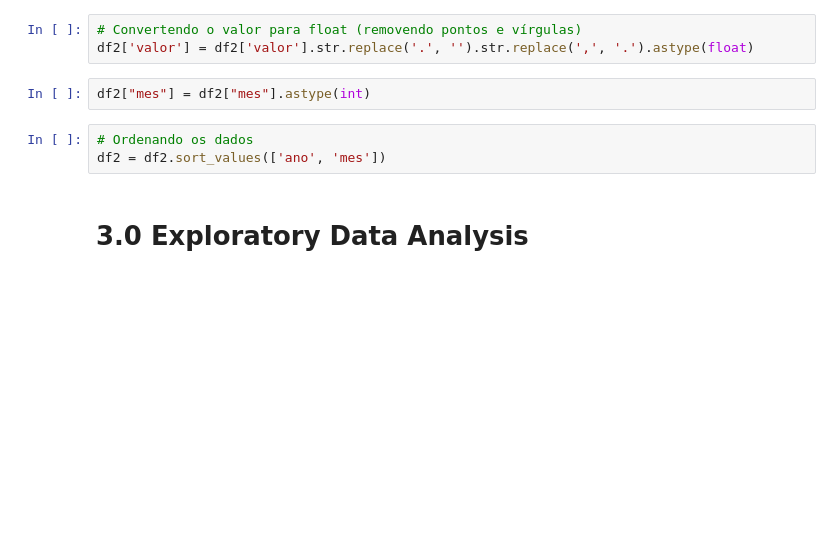
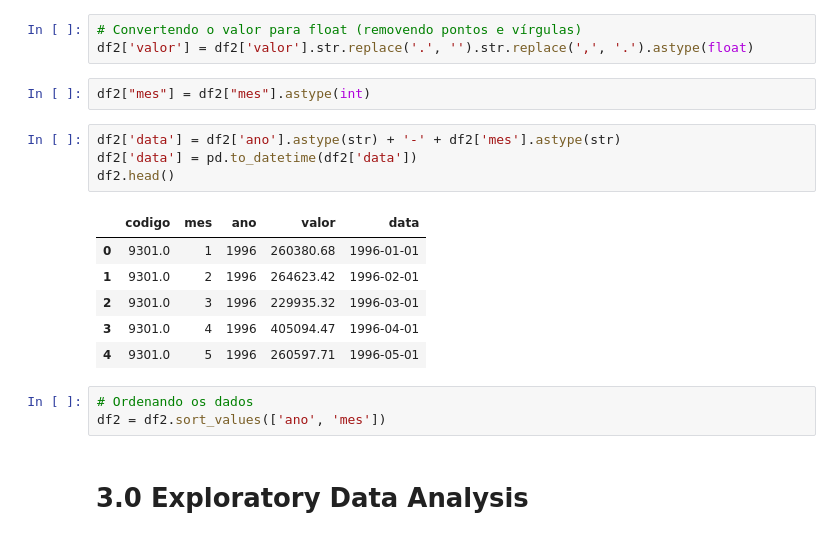
Before and after one commit to Alexandre-Magno/tcc, a Jupyter notebook: notebooks/Ciclo1.ipynb, the cells around one changed output. Drawn from its saved outputs; the diff is of its cells as text; blank space fills up the shorter version.

```diff
--- a/notebooks/Ciclo1.ipynb
+++ b/notebooks/Ciclo1.ipynb
@@ -119,6 +114,17 @@ df2 = df2[df2['valor'] != ' -   ']
 df2['valor'] = df2['valor'].str.replace('.', '').str.replace(',', '.').astype(float)
 # %%
 df2["mes"] = df2["mes"].astype(int)
+# %%
+df2['data'] = df2['ano'].astype(str) + '-' + df2['mes'].astype(str)
+df2['data'] = pd.to_datetime(df2['data'])
+df2.head()
+# %% [output]
+|  | codigo | mes | ano | valor | data |
+| 0 | 9301.0 | 1 | 1996 | 260380.68 | 1996-01-01 |
+| 1 | 9301.0 | 2 | 1996 | 264623.42 | 1996-02-01 |
+| 2 | 9301.0 | 3 | 1996 | 229935.32 | 1996-03-01 |
+| 3 | 9301.0 | 4 | 1996 | 405094.47 | 1996-04-01 |
+| 4 | 9301.0 | 5 | 1996 | 260597.71 | 1996-05-01 |
 # %%
 # Ordenando os dados
 df2 = df2.sort_values(['ano', 'mes'])
```
Also changed, not shown: parts of 18 cells of this notebook, 3 other files.
